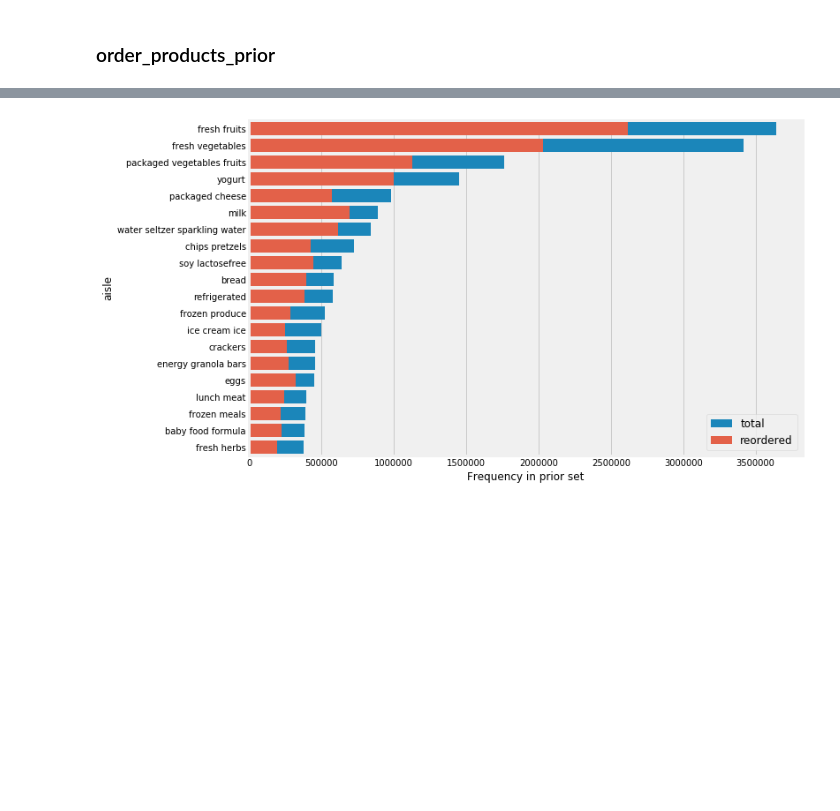
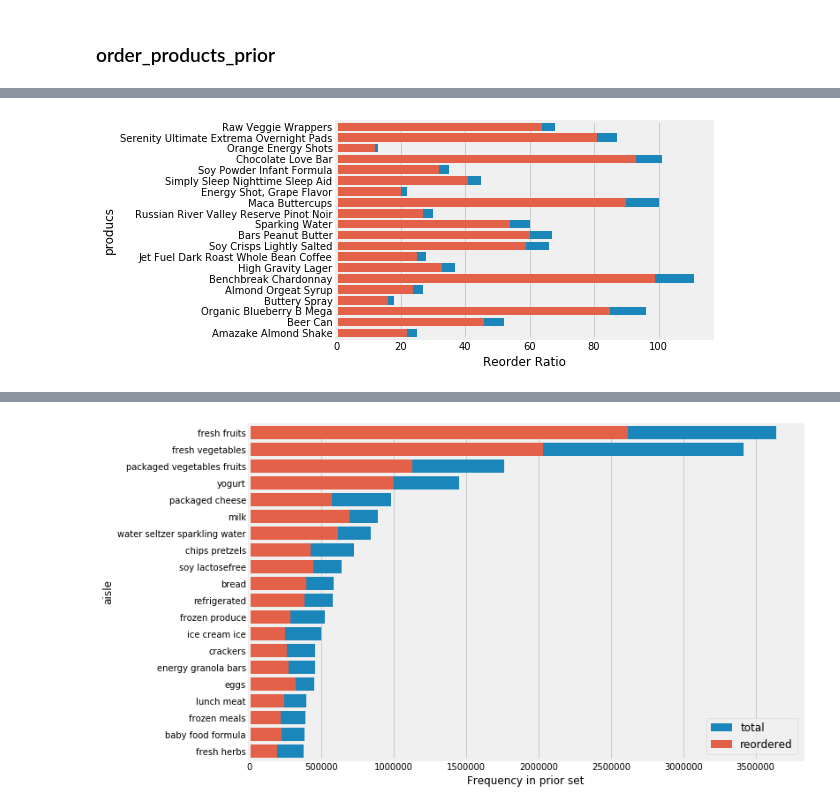
Before and after one commit to archd3sai/Instacart-Market-Basket-Analysis, a Jupyter notebook: Exploratory Data Analysis.ipynb, the cells around one changed output, grey strips where cells are left out. Saved outputs shown, nothing was run; the diff lists cells and outputs as text; code cells hidden in the pictures; blank space fills up the shorter version.

```diff
--- a/Exploratory Data Analysis.ipynb
+++ b/Exploratory Data Analysis.ipynb
@@ -113,0 +116,12 @@ plt.show()
+# %%
+temp_df["reorder_ratio"] = temp_df.reorders/temp_df.total
+temp_df = temp_df.sort_values("reorder_ratio", ascending=False).reset_index()
+# %%
+ax, fig = plt.subplots(figsize = (10,7))
+ax = sns.barplot(y = temp_df.product_name[0:20], x = temp_df.total[0:20], color=color[0], label = "total")
+ax = sns.barplot(y = temp_df.product_name[0:20], x = temp_df.reorders[0:20], color=color[1], label = "reordered")
+ax.set_ylabel("producs")
+ax.set_xlabel("Reorder Ratio")
+plt.show()
+# %% [output]
+[figure, added]
```
Also changed, not shown: parts of 9 cells of this notebook.
